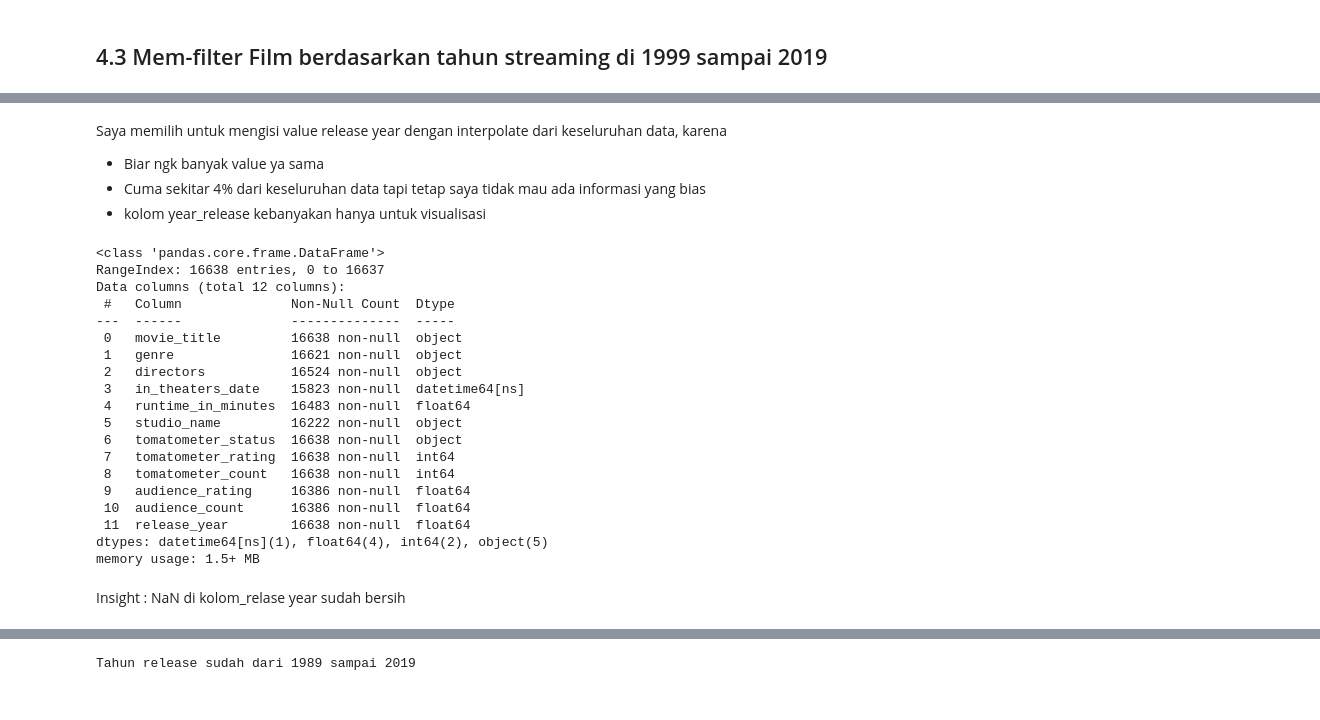
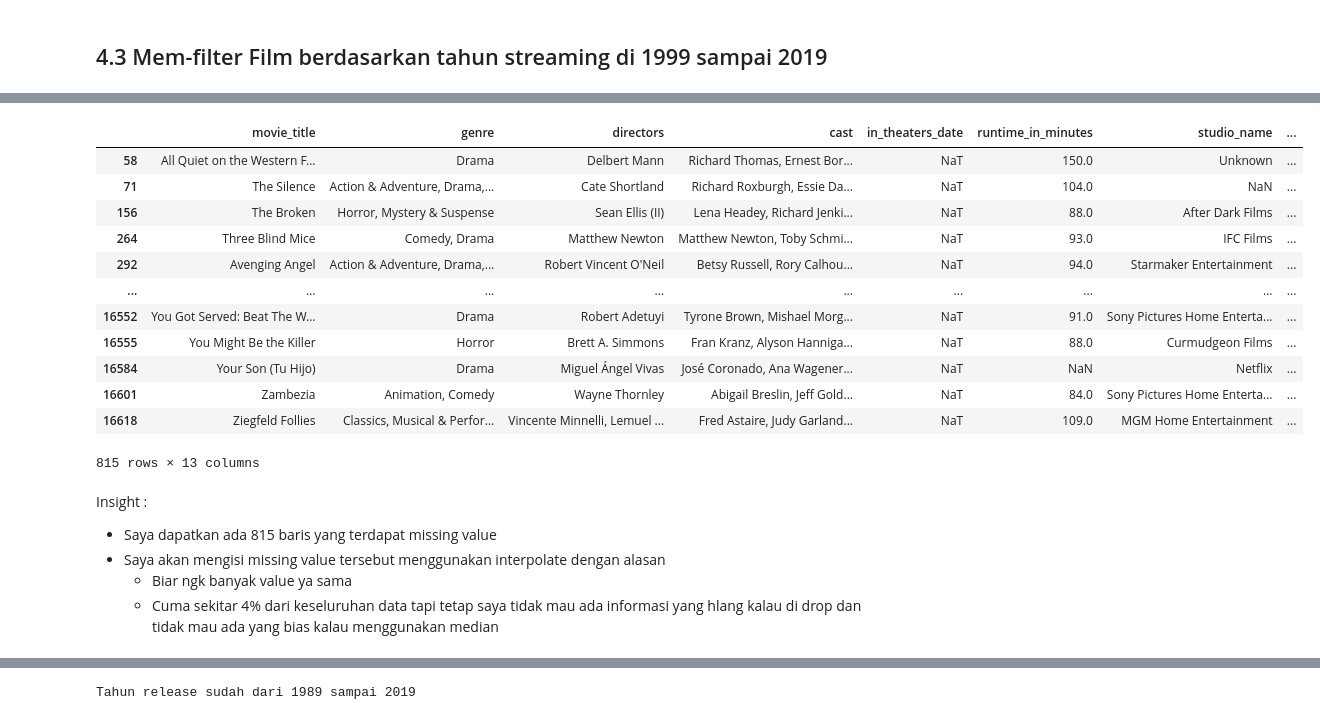
Before and after one commit to HbbSiregar/StreamWise, a Jupyter notebook: StreamWise.ipynb, the cells around one changed output, grey strips where cells are left out. Drawn from its saved outputs; the diff is of its cells as text; code cells hidden in the pictures.

```diff
--- a/StreamWise.ipynb
+++ b/StreamWise.ipynb
@@ -251,31 +216,24 @@ missing_ry
-# %% [markdown]
-Saya memilih untuk mengisi value release year dengan interpolate dari keseluruhan data, karena
-* Biar ngk banyak value ya sama
-* Cuma sekitar 4% dari keseluruhan data tapi tetap saya tidak mau ada informasi yang bias
-* kolom year_release kebanyakan hanya untuk visualisasi
-# %%
-''' Mengisi NaN value di kolom release_year dengan interpolate dari keseluruhan'''
-df_v2['release_year'] = df_v2['release_year'].fillna(df_v2['release_year'].interpolate())
-df_v2.info()
-# %% [output]
-<class 'pandas.core.frame.DataFrame'>
-RangeIndex: 16638 entries, 0 to 16637
-Data columns (total 12 columns):
- #   Column              Non-Null Count  Dtype
----  ------              --------------  -----
- 0   movie_title         16638 non-null  object
- 1   genre               16621 non-null  object
- 2   directors           16524 non-null  object
- 3   in_theaters_date    15823 non-null  datetime64[ns]
- 4   runtime_in_minutes  16483 non-null  float64
- 5   studio_name         16222 non-null  object
- 6   tomatometer_status  16638 non-null  object
- 7   tomatometer_rating  16638 non-null  int64
- 8   tomatometer_count   16638 non-null  int64
- 9   audience_rating     16386 non-null  float64
- 10  audience_count      16386 non-null  float64
- 11  release_year        16638 non-null  float64
-dtypes: datetime64[ns](1), float64(4), int64(2), object(5)
-memory usage: 1.5+ MB
-# %% [markdown]
-Insight : NaN di kolom_relase year sudah bersih
+# %%
+#Mengecek Naan Value di release_year
+missing_ry = df_v2[df_v2['release_year'].isnull()]
+missing_ry
+# %% [output]
+|  | movie_title | genre | directors | cast | in_theaters_date | runtime_in_minutes | studio_name | ... |
+| 58 | All Quiet on the Western F... | Drama | Delbert Mann | Richard Thomas, Ernest Bor... | NaT | 150.0 | Unknown | ... |
+| 71 | The Silence | Action & Adventure, Drama,... | Cate Shortland | Richard Roxburgh, Essie Da... | NaT | 104.0 | NaN | ... |
+| 156 | The Broken | Horror, Mystery & Suspense | Sean Ellis (II) | Lena Headey, Richard Jenki... | NaT | 88.0 | After Dark Films | ... |
+| 264 | Three Blind Mice | Comedy, Drama | Matthew Newton | Matthew Newton, Toby Schmi... | NaT | 93.0 | IFC Films | ... |
+| 292 | Avenging Angel | Action & Adventure, Drama,... | Robert Vincent O'Neil | Betsy Russell, Rory Calhou... | NaT | 94.0 | Starmaker Entertainment | ... |
+| ... | ... | ... | ... | ... | ... | ... | ... | ... |
+| 16552 | You Got Served: Beat The W... | Drama | Robert Adetuyi | Tyrone Brown, Mishael Morg... | NaT | 91.0 | Sony Pictures Home Enterta... | ... |
+| 16555 | You Might Be the Killer | Horror | Brett A. Simmons | Fran Kranz, Alyson Hanniga... | NaT | 88.0 | Curmudgeon Films | ... |
+| 16584 | Your Son (Tu Hijo) | Drama | Miguel Ángel Vivas | José Coronado, Ana Wagener... | NaT | NaN | Netflix | ... |
+| 16601 | Zambezia | Animation, Comedy | Wayne Thornley | Abigail Breslin, Jeff Gold... | NaT | 84.0 | Sony Pictures Home Enterta... | ... |
+| 16618 | Ziegfeld Follies | Classics, Musical & Perfor... | Vincente Minnelli, Lemuel ... | Fred Astaire, Judy Garland... | NaT | 109.0 | MGM Home Entertainment | ... |
+815 rows × 13 columns
+# %% [markdown]
+Insight :
+- Saya dapatkan ada 815 baris yang terdapat missing value
+- Saya akan mengisi missing value tersebut menggunakan interpolate dengan alasan
+    * Biar ngk banyak value ya sama
+    * Cuma sekitar 4% dari keseluruhan data tapi tetap saya tidak mau ada informasi yang hlang kalau di drop dan tidak mau ada yang bias kalau menggunakan median
```
Also changed, not shown: parts of 27 cells of this notebook, 1 other file.
